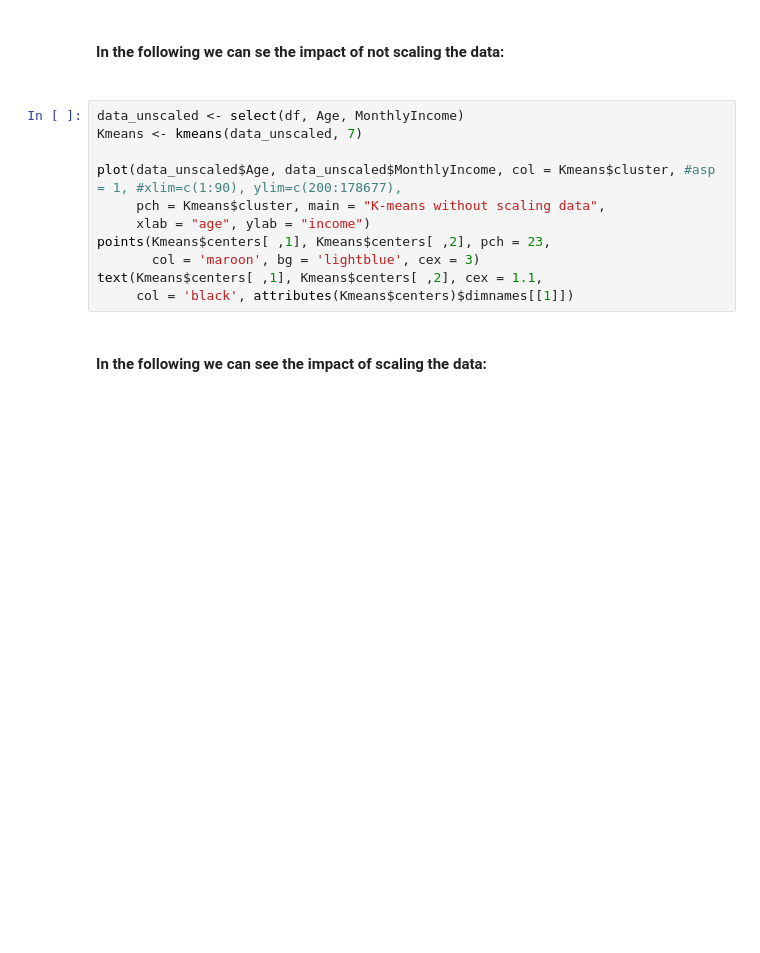
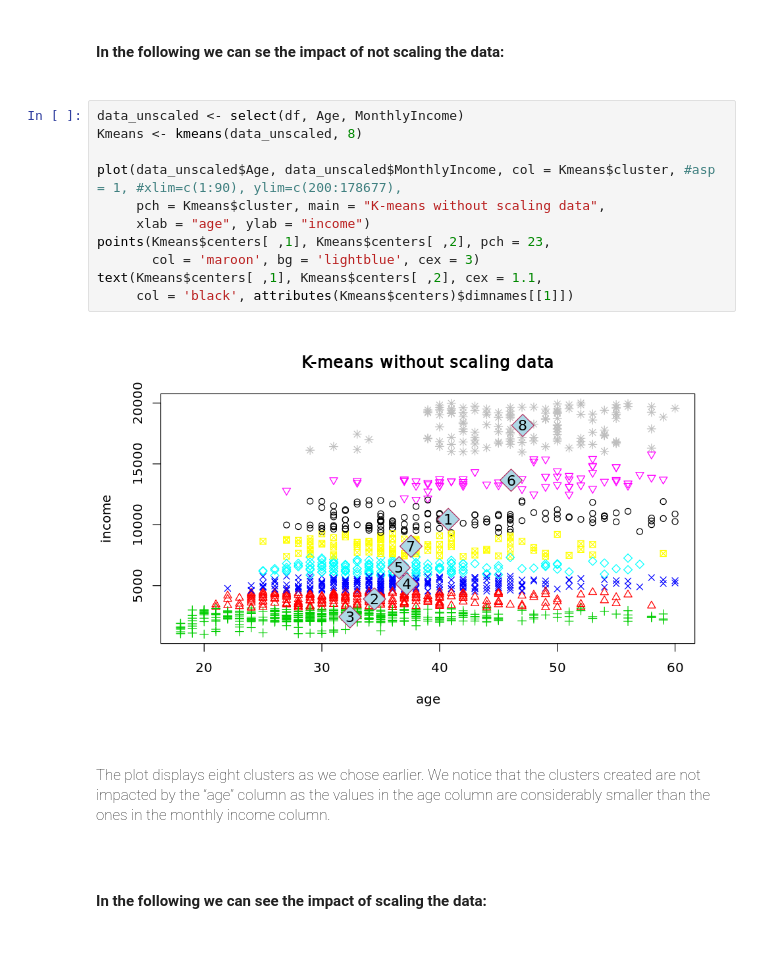
Before and after one commit to Hammi007/R_bigdata, a Jupyter notebook: Main.ipynb, the cells around one changed output. Saved outputs shown, nothing was run; the diff lists cells and outputs as text; blank space fills up the shorter version.

```diff
--- a/Main.ipynb
+++ b/Main.ipynb
@@ -259,15 +407,21 @@ plot(1:k_max, wss, type="b", xlab="Number of Clusters",
 <h4>In the following we can se the impact of not scaling the data:<h4>
 # %%
 data_unscaled <- select(df, Age, MonthlyIncome)
-Kmeans <- kmeans(data_unscaled, 7)
+Kmeans <- kmeans(data_unscaled, 8)
 
 plot(data_unscaled$Age, data_unscaled$MonthlyIncome, col = Kmeans$cluster, #asp = 1, #xlim=c(1:90), ylim=c(200:178677),
      pch = Kmeans$cluster, main = "K-means without scaling data",
      xlab = "age", ylab = "income")
 points(Kmeans$centers[ ,1], Kmeans$centers[ ,2], pch = 23,
        col = 'maroon', bg = 'lightblue', cex = 3)
 text(Kmeans$centers[ ,1], Kmeans$centers[ ,2], cex = 1.1,
      col = 'black', attributes(Kmeans$centers)$dimnames[[1]])
+# %% [output]
+[figure, added]
+# %% [markdown]
+<h4 style = "line-height: 200%; font-weight: lighter;">
+The plot displays eight clusters as we chose earlier. We notice that the clusters created are not impacted by the “age” column as the values in the age column are considerably smaller than the ones in the monthly income column.
+<h4>
 # %% [markdown]
 <h4>In the following we can see the impact of scaling the data:<h4>
 # %%
```
Also changed, not shown: parts of 27 cells of this notebook.
